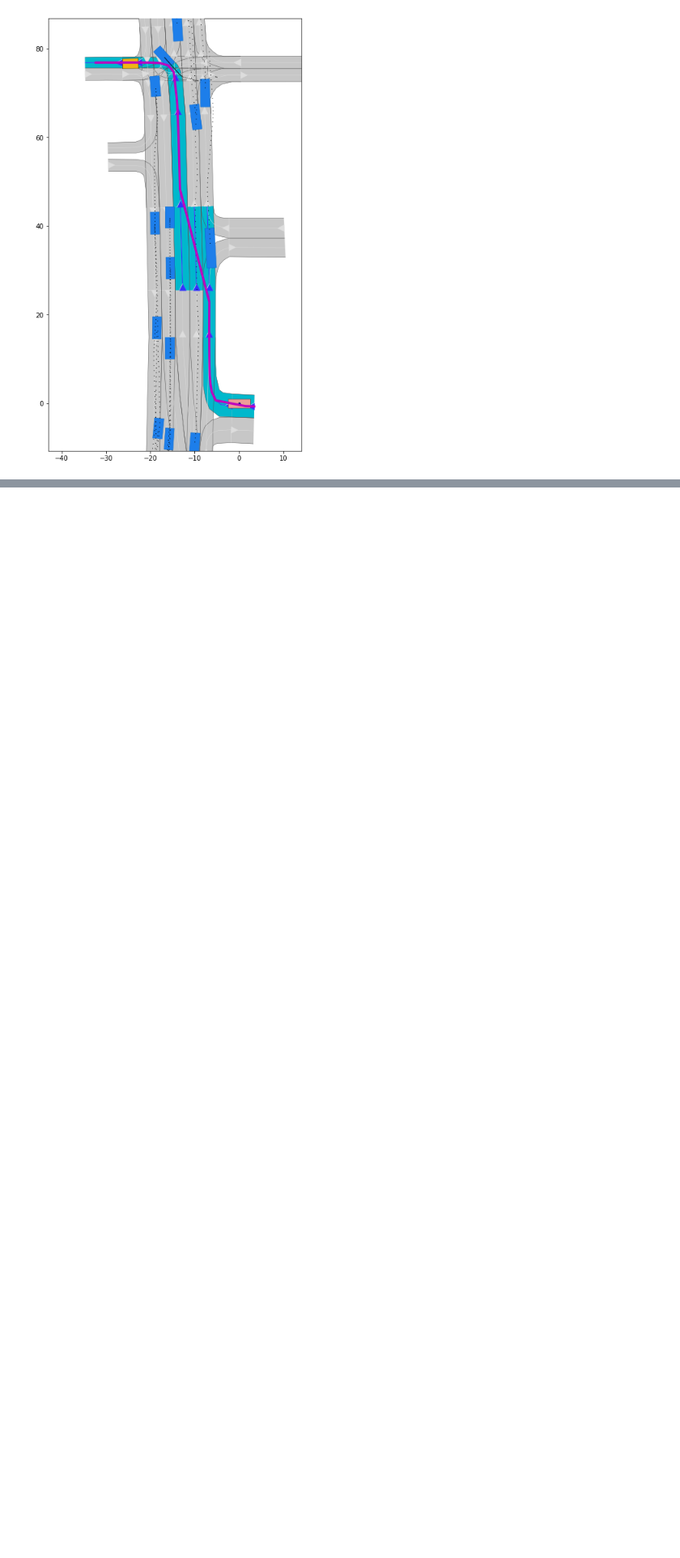
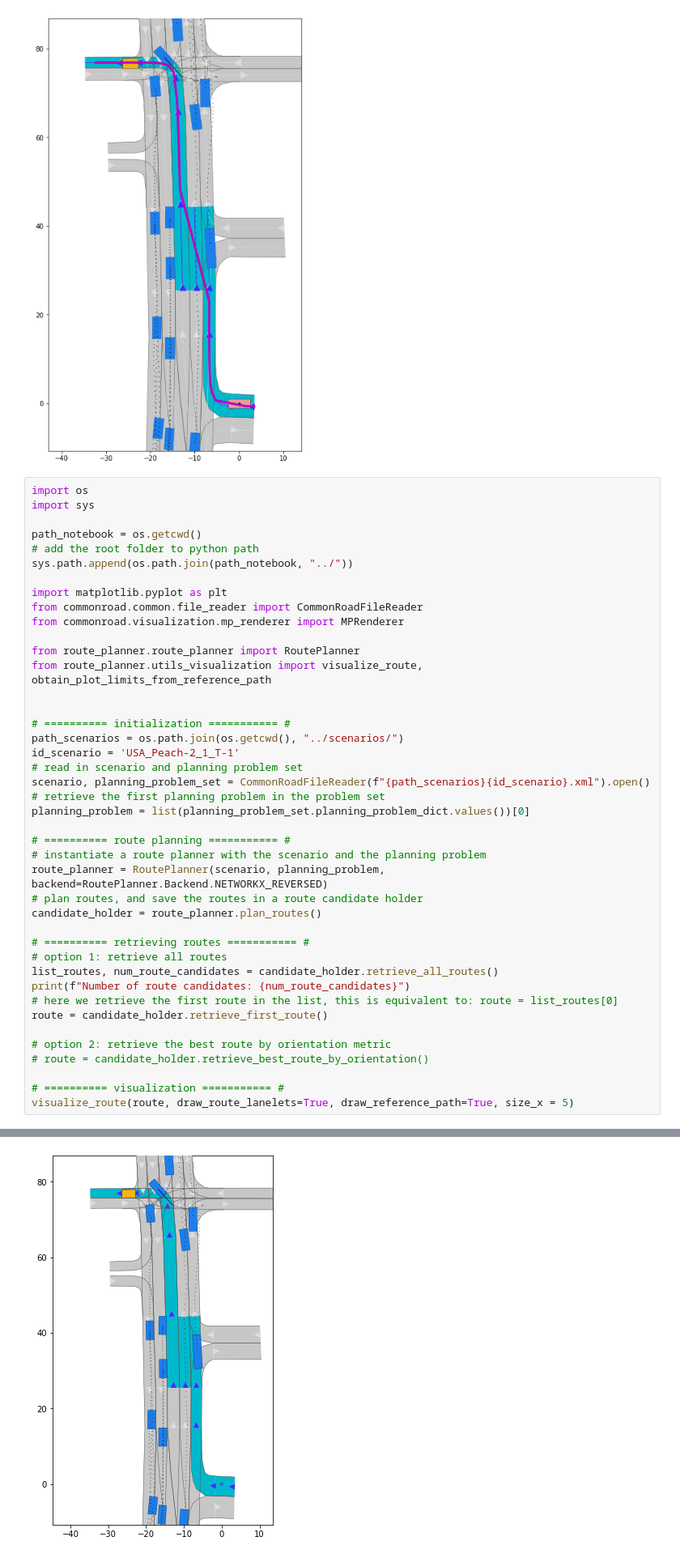
Before and after one commit to CommonRoad/commonroad-route-planner, a Jupyter notebook: tutorial/tutorial_route_planner-Copy1.ipynb, the cells around one changed output, grey strips where cells are left out. Shown: that part at 81% size. Saved outputs shown, nothing was run; the diff lists cells and outputs as text; blank space fills up the shorter version.

Commit message:
WIP: update visualization

```diff
--- a/tutorial/tutorial_route_planner-Copy1.ipynb
+++ b/tutorial/tutorial_route_planner-Copy1.ipynb
@@ -163,3 +153,46 @@ fig.gca().axis('equal')
 draw_route(route, draw_route_lanelets=True, draw_reference_path=True, plot_limits=plot_limits)
 # %% [output]
 [figure]
+# %%
+import os
+import sys
+
+path_notebook = os.getcwd()
+# add the root folder to python path
+sys.path.append(os.path.join(path_notebook, "../"))
+
+import matplotlib.pyplot as plt
+from commonroad.common.file_reader import CommonRoadFileReader
+from commonroad.visualization.mp_renderer import MPRenderer
+
+from route_planner.route_planner import RoutePlanner
+from route_planner.utils_visualization import visualize_route, obtain_plot_limits_from_reference_path
+
+
+# ========== initialization =========== #
+path_scenarios = os.path.join(os.getcwd(), "../scenarios/")
+id_scenario = 'USA_Peach-2_1_T-1'
+# read in scenario and planning problem set
+scenario, planning_problem_set = CommonRoadFileReader(f"{path_scenarios}{id_scenario}.xml").open()
+# retrieve the first planning problem in the problem set
+planning_problem = list(planning_problem_set.planning_problem_dict.values())[0]
+
+# ========== route planning =========== #
+# instantiate a route planner with the scenario and the planning problem
+route_planner = RoutePlanner(scenario, planning_problem, backend=RoutePlanner.Backend.NETWORKX_REVERSED)
+# plan routes, and save the routes in a route candidate holder
+candidate_holder = route_planner.plan_routes()
+
+# ========== retrieving routes =========== #
+# option 1: retrieve all routes
+list_routes, num_route_candidates = candidate_holder.retrieve_all_routes()
+print(f"Number of route candidates: {num_route_candidates}")
+# here we retrieve the first route in the list, this is equivalent to: route = list_routes[0]
+route = candidate_holder.retrieve_first_route()
+
+# option 2: retrieve the best route by orientation metric
+# route = candidate_holder.retrieve_best_route_by_orientation()
+
+# ========== visualization =========== #
+visualize_route(route, draw_route_lanelets=True, draw_reference_path=True, size_x = 5)
+# %% [output]
@@ -165,0 +200 @@ draw_route(route, draw_route_lanelets=True, draw_reference_path=True, plot_limit
+[figure, added]
```
Also changed, not shown: parts of 3 cells of this notebook, 2 other files.
